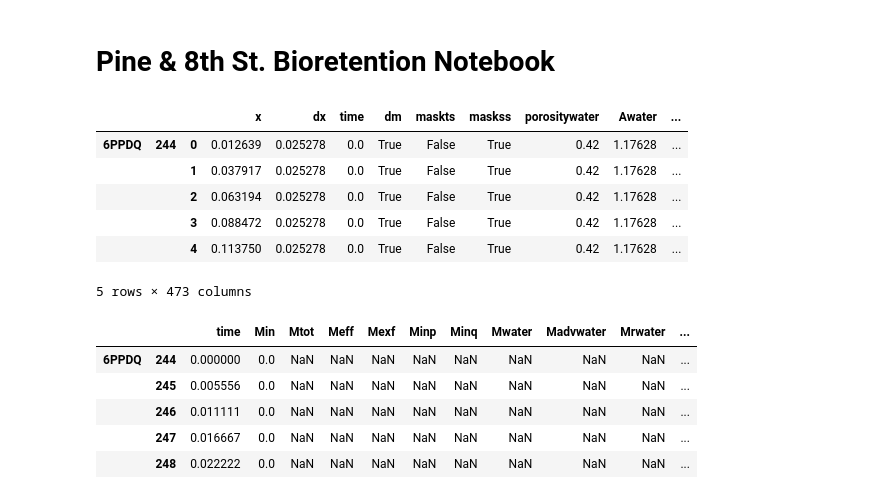
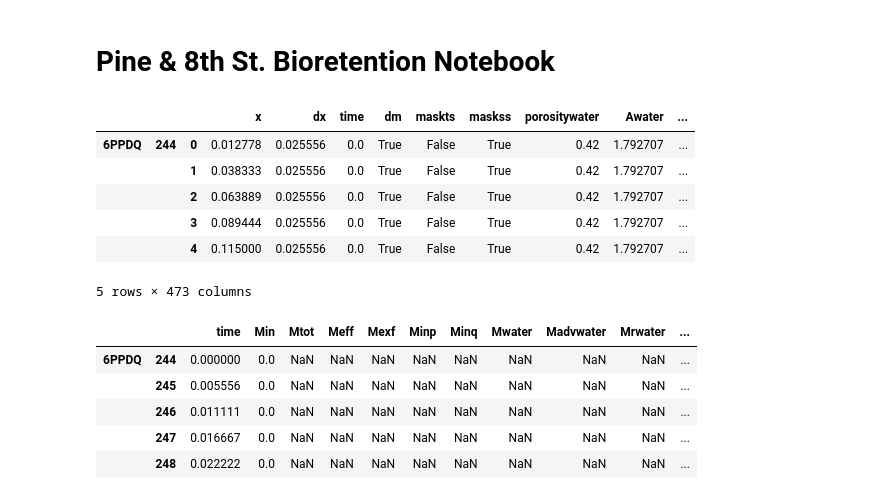
Before and after one commit to tfmrodge/SubsurfaceSinks, a Jupyter notebook: Pine & 8th BC Plotting.ipynb, the cells around one changed output. Cells and saved outputs as stored; diff of their text form; code cells hidden in the pictures.

```diff
--- a/Pine & 8th BC Plotting.ipynb
+++ b/Pine & 8th BC Plotting.ipynb
@@ -14,26 +14,26 @@ from BioretentionBlues import BCBlues
 # %%
 #Import the res file, load the others
 numc = ['water', 'subsoil','rootbody', 'rootxylem', 'rootcyl','shoots', 'air','pond']
 #locsumm = pd.read_excel('inputfiles/QuebecSt_TreeTrench.xlsx',index_col = 0)
 locsumm = pd.read_excel('inputfiles/Pine8th_BC.xlsx',index_col = 0)
 chemsumm = pd.read_excel('inputfiles/6PPDQ_CHEMSUMM.xlsx',index_col = 0)
 #chemsumm = pd.read_excel('inputfiles/Kortright_ALL_CHEMSUMM.xlsx',index_col = 0)
 params = pd.read_excel('inputfiles/params_Pine8th.xlsx',index_col = 0)
 pp = None
-fpath = 'D:/OneDrive - UBC/Postdoc/Active Projects/6PPD/Modeling/Pickles/'
+inpath = 'D:/OneDrive - UBC/Postdoc/Active Projects/6PPD/Modeling/Pickles/'
 #res = pd.read_pickle(fpath+'6PPDQ_spiketest.pkl')
-res = pd.read_pickle(fpath+'outputspiketest_2D.pkl')
+res = pd.read_pickle(inpath+'outputspiketest1.pkl')
 #res = pd.read_pickle(fpath+'6PPDQ_2014.pkl')
 #res = pd.read_pickle(fpath+'6PPDQ_simstorm.pkl')
 #res = pd.read_pickle(fpath+'/pickles/outputtest.pkl')
 res.head()
 # %% [output]
 |  |  |  | x | dx | time | dm | maskts | maskss | porositywater | Awater | ... |
-| 6PPDQ | 244 | 0 | 0.012639 | 0.025278 | 0.0 | True | False | True | 0.42 | 1.17628 | ... |
-|  |  | 1 | 0.037917 | 0.025278 | 0.0 | True | False | True | 0.42 | 1.17628 | ... |
-|  |  | 2 | 0.063194 | 0.025278 | 0.0 | True | False | True | 0.42 | 1.17628 | ... |
-|  |  | 3 | 0.088472 | 0.025278 | 0.0 | True | False | True | 0.42 | 1.17628 | ... |
-|  |  | 4 | 0.113750 | 0.025278 | 0.0 | True | False | True | 0.42 | 1.17628 | ... |
+| 6PPDQ | 244 | 0 | 0.012778 | 0.025556 | 0.0 | True | False | True | 0.42 | 1.792707 | ... |
+|  |  | 1 | 0.038333 | 0.025556 | 0.0 | True | False | True | 0.42 | 1.792707 | ... |
+|  |  | 2 | 0.063889 | 0.025556 | 0.0 | True | False | True | 0.42 | 1.792707 | ... |
+|  |  | 3 | 0.089444 | 0.025556 | 0.0 | True | False | True | 0.42 | 1.792707 | ... |
+|  |  | 4 | 0.115000 | 0.025556 | 0.0 | True | False | True | 0.42 | 1.792707 | ... |
 5 rows × 473 columns
 # %%
 #Calculate the masses
```
Also changed, not shown: parts of 9 cells of this notebook, 13 other files.
